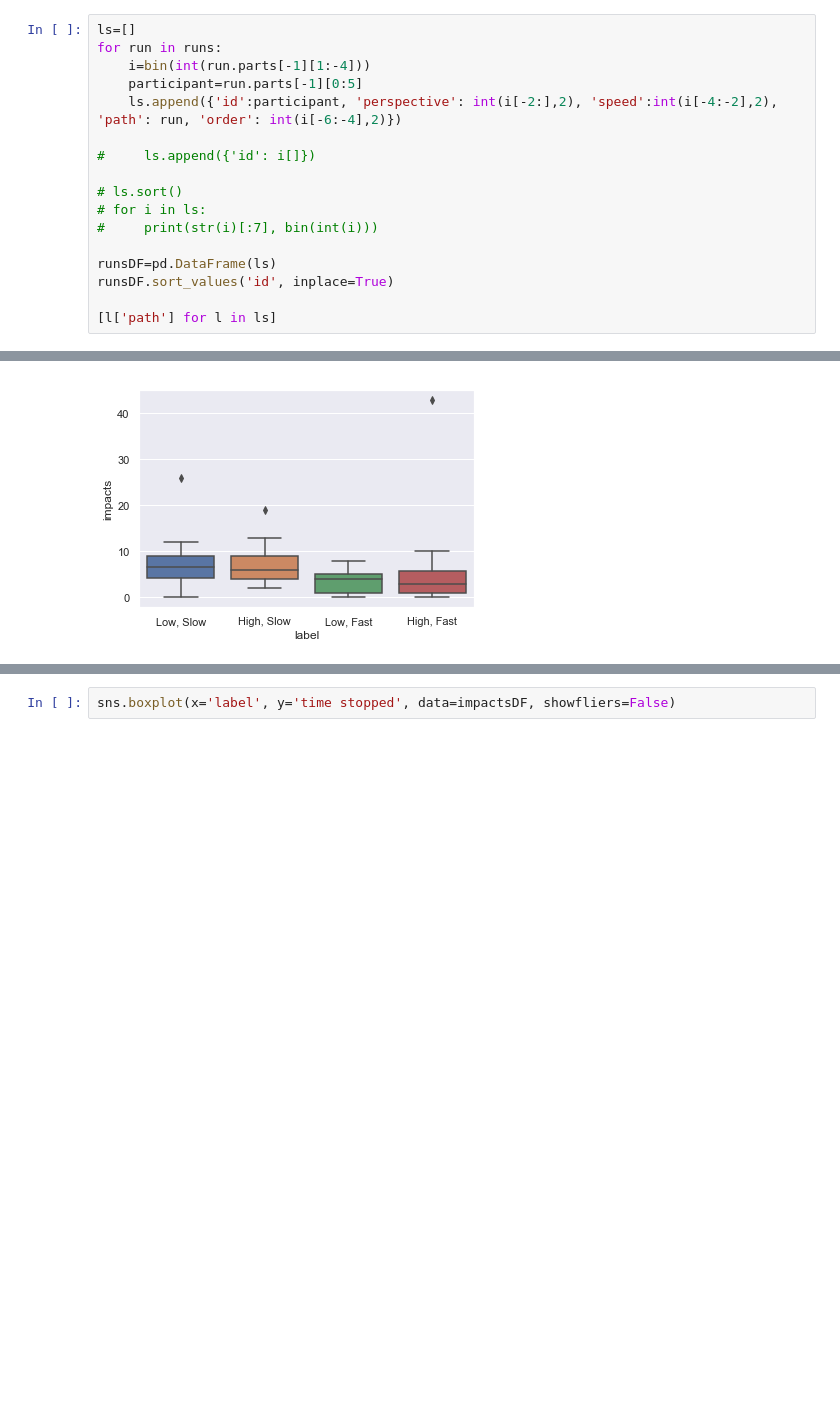
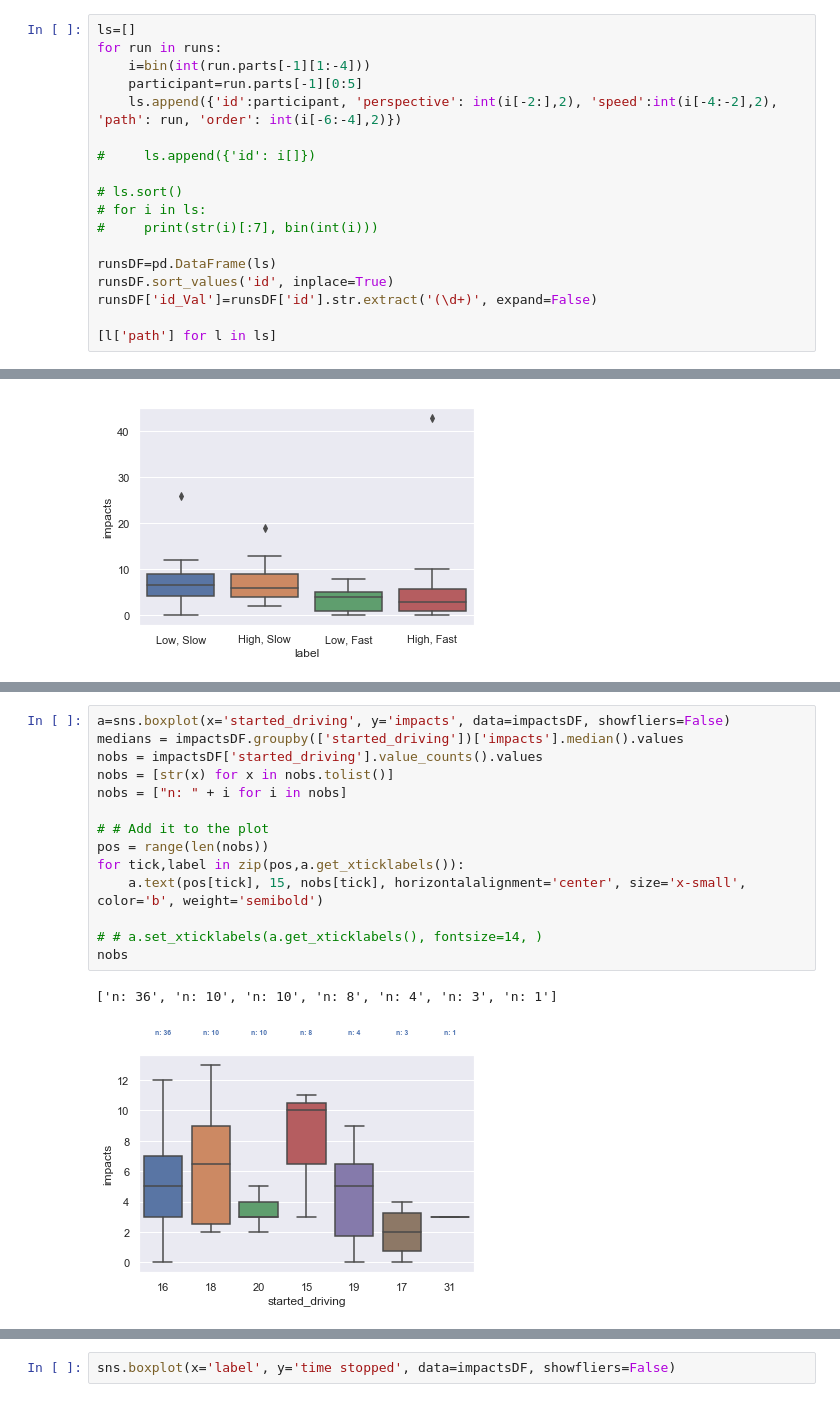
Before and after one commit to FAR-Lab/chairsim-server, a Jupyter notebook: Chairsim_paths.ipynb, the cells around one changed output, grey strips where cells are left out. Cells and saved outputs as stored; diff of their text form; blank space fills up the shorter version.

Commit message:
age and gender plots

```diff
--- a/Chairsim_paths.ipynb
+++ b/Chairsim_paths.ipynb
@@ -38,6 +38,7 @@ for run in runs:
 
 runsDF=pd.DataFrame(ls)
 runsDF.sort_values('id', inplace=True)
+runsDF['id_Val']=runsDF['id'].str.extract('(\d+)', expand=False)
 
 [l['path'] for l in ls]
 # %% [output]
@@ -416,0 +318,17 @@ sns.boxplot(x='label', y='impacts', data=impactsDF)
+# %%
+a=sns.boxplot(x='started_driving', y='impacts', data=impactsDF, showfliers=False)
+medians = impactsDF.groupby(['started_driving'])['impacts'].median().values
+nobs = impactsDF['started_driving'].value_counts().values
+nobs = [str(x) for x in nobs.tolist()]
+nobs = ["n: " + i for i in nobs]
+
+# # Add it to the plot
+pos = range(len(nobs))
+for tick,label in zip(pos,a.get_xticklabels()):
+    a.text(pos[tick], 15, nobs[tick], horizontalalignment='center', size='x-small', color='b', weight='semibold')
+
+# # a.set_xticklabels(a.get_xticklabels(), fontsize=14, )
+nobs
+# %% [output]
+['n: 36', 'n: 10', 'n: 10', 'n: 8', 'n: 4', 'n: 3', 'n: 1']
+[figure, added]
```
Also changed, not shown: parts of 8 cells of this notebook.
